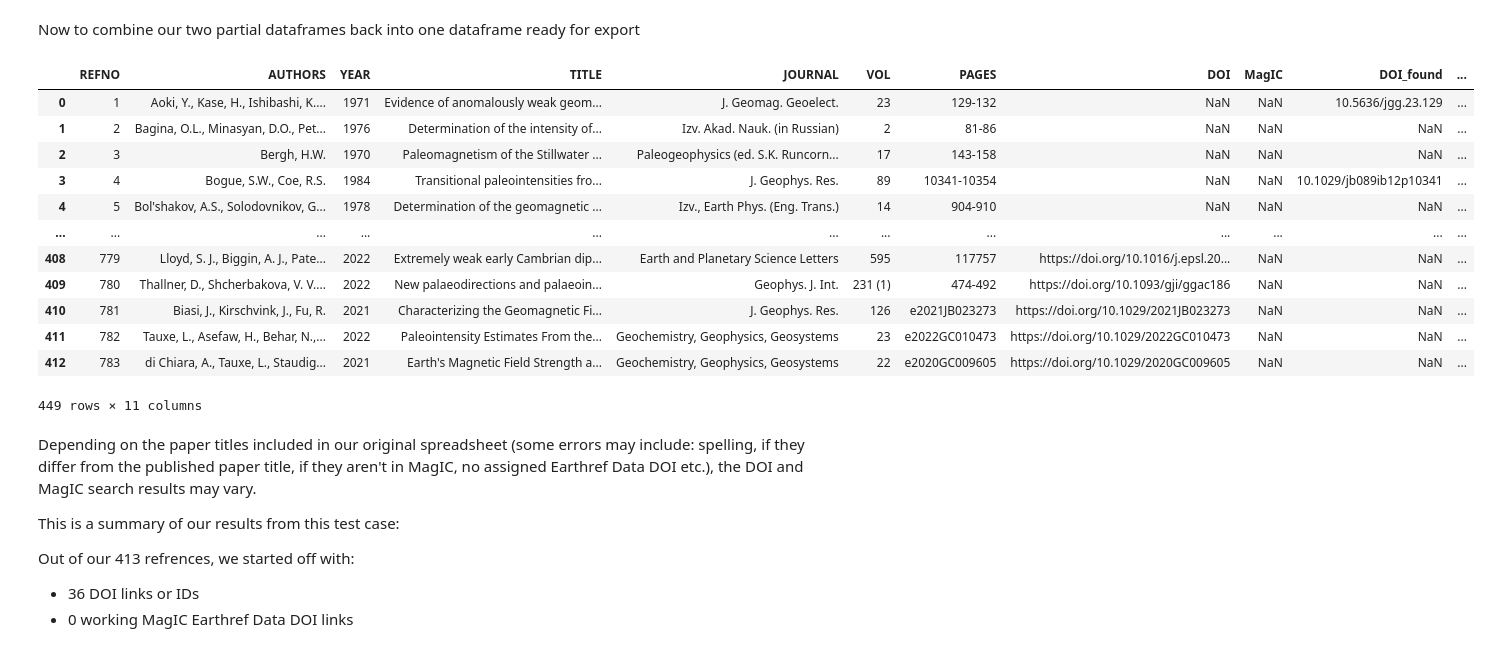
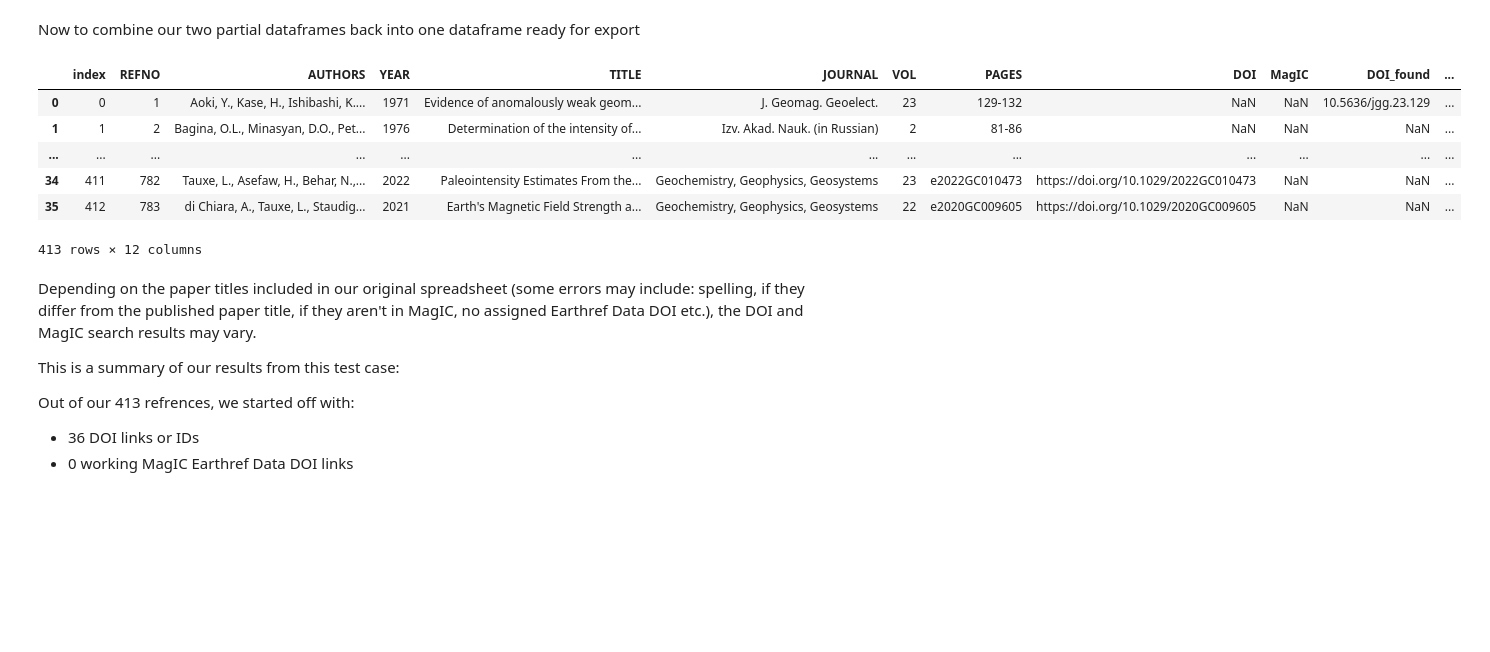
Before and after one commit to tcarrasc/DOI_MagIC_link_search, a Jupyter notebook: notebooks/how_to_search.ipynb, the cells around one changed output. Drawn from its saved outputs; the diff is of its cells as text; code cells hidden in the pictures; blank space fills up the shorter version.

```diff
--- a/notebooks/how_to_search.ipynb
+++ b/notebooks/how_to_search.ipynb
@@ -119,9 +120,9 @@ dois_n[0]
 '10.5636/jgg.23.129'
 # %%
 # fill a new column in our dataframe with DOIs found
-pint_refs['DOI_found'] = dois_n
+pint_refs_no_dois['DOI_found'] = dois_n
 
 # view
-pd.set_option('display.max_rows', 10)
-pint_refs
+pd.set_option('display.max_rows', 5)
+pint_refs_no_dois
 # %% [output]
@@ -151,6 +146,7 @@ for i in range(len(dois_n)):
 magic_links  # view the list of MagIC link
 
 # set list to a new name
-pint_refs['MagIC_found'] = magic_links
-pint_refs
+pint_refs_no_dois['MagIC_found'] = magic_links
+pd.set_option('display.max_rows', 5)
+pint_refs_no_dois
 # %% [output]
@@ -172,6 +162,7 @@ pint_refs
 Now with the dataframe from earlier, with some found DOIs, we'll search for their corresponding links to their MagIC contribution. We can apply the *magic_link_from_doi* function to the part of our data that had DOIs already.
 # %%
 print( len(pint_refs_dois) )
+pd.set_option('display.max_rows', 5)
 pint_refs_dois
 # %% [output]
 36
@@ -210,5 +195,7 @@ for i in range(len(doi_vals)):
     magic_links.append(srch.magic_link_from_doi(doi_vals[i])) # takes ~5 mins
 # %%
 pint_refs_dois['MagIC_found'] = magic_links  # create a new column for our new MagIC links
+
+pd.set_option('display.max_rows', 5)
 pint_refs_dois  # no need to worry about the warning for now
 # %% [output]
@@ -234,22 +210,18 @@ See the caveats in the documentation: https://pandas.pydata.org/pandas-docs/stab
 Now to combine our two partial dataframes back into one dataframe ready for export
 # %%
 # combining the two dataframes
-pint_refs_links_filled = pd.concat([pint_refs, pint_refs_dois])
+pint_refs_links_filled = pd.concat([pint_refs_no_dois, pint_refs_dois])
+
+pd.set_option('display.max_rows', 5)
 pint_refs_links_filled
 # %% [output]
-|  | REFNO | AUTHORS | YEAR | TITLE | JOURNAL | VOL | PAGES | DOI | MagIC | DOI_found | ... |
-| 0 | 1 | Aoki, Y., Kase, H., Ishibashi, K.... | 1971 | Evidence of anomalously weak geom... | J. Geomag. Geoelect. | 23 | 129-132 | NaN | NaN | 10.5636/jgg.23.129 | ... |
-| 1 | 2 | Bagina, O.L., Minasyan, D.O., Pet... | 1976 | Determination of the intensity of... | Izv. Akad. Nauk. (in Russian) | 2 | 81-86 | NaN | NaN | NaN | ... |
-| 2 | 3 | Bergh, H.W. | 1970 | Paleomagnetism of the Stillwater ... | Paleogeophysics (ed. S.K. Runcorn... | 17 | 143-158 | NaN | NaN | NaN | ... |
-| 3 | 4 | Bogue, S.W., Coe, R.S. | 1984 | Transitional paleointensities fro... | J. Geophys. Res. | 89 | 10341-10354 | NaN | NaN | 10.1029/jb089ib12p10341 | ... |
-| 4 | 5 | Bol'shakov, A.S., Solodovnikov, G... | 1978 | Determination of the geomagnetic ... | Izv., Earth Phys. (Eng. Trans.) | 14 | 904-910 | NaN | NaN | NaN | ... |
-| ... | ... | ... | ... | ... | ... | ... | ... | ... | ... | ... | ... |
-| 408 | 779 | Lloyd, S. J., Biggin, A. J., Pate... | 2022 | Extremely weak early Cambrian dip... | Earth and Planetary Science Letters | 595 | 117757 | https://doi.org/10.1016/j.epsl.20... | NaN | NaN | ... |
-| 409 | 780 | Thallner, D., Shcherbakova, V. V.... | 2022 | New palaeodirections and palaeoin... | Geophys. J. Int. | 231 (1) | 474-492 | https://doi.org/10.1093/gji/ggac186 | NaN | NaN | ... |
-| 410 | 781 | Biasi, J., Kirschvink, J., Fu, R. | 2021 | Characterizing the Geomagnetic Fi... | J. Geophys. Res. | 126 | e2021JB023273 | https://doi.org/10.1029/2021JB023273 | NaN | NaN | ... |
-| 411 | 782 | Tauxe, L., Asefaw, H., Behar, N.,... | 2022 | Paleointensity Estimates From the... | Geochemistry, Geophysics, Geosystems | 23 | e2022GC010473 | https://doi.org/10.1029/2022GC010473 | NaN | NaN | ... |
-| 412 | 783 | di Chiara, A., Tauxe, L., Staudig... | 2021 | Earth's Magnetic Field Strength a... | Geochemistry, Geophysics, Geosystems | 22 | e2020GC009605 | https://doi.org/10.1029/2020GC009605 | NaN | NaN | ... |
+|  | index | REFNO | AUTHORS | YEAR | TITLE | JOURNAL | VOL | PAGES | DOI | MagIC | DOI_found | ... |
+| 0 | 0 | 1 | Aoki, Y., Kase, H., Ishibashi, K.... | 1971 | Evidence of anomalously weak geom... | J. Geomag. Geoelect. | 23 | 129-132 | NaN | NaN | 10.5636/jgg.23.129 | ... |
+| 1 | 1 | 2 | Bagina, O.L., Minasyan, D.O., Pet... | 1976 | Determination of the intensity of... | Izv. Akad. Nauk. (in Russian) | 2 | 81-86 | NaN | NaN | NaN | ... |
+| ... | ... | ... | ... | ... | ... | ... | ... | ... | ... | ... | ... | ... |
+| 34 | 411 | 782 | Tauxe, L., Asefaw, H., Behar, N.,... | 2022 | Paleointensity Estimates From the... | Geochemistry, Geophysics, Geosystems | 23 | e2022GC010473 | https://doi.org/10.1029/2022GC010473 | NaN | NaN | ... |
+| 35 | 412 | 783 | di Chiara, A., Tauxe, L., Staudig... | 2021 | Earth's Magnetic Field Strength a... | Geochemistry, Geophysics, Geosystems | 22 | e2020GC009605 | https://doi.org/10.1029/2020GC009605 | NaN | NaN | ... |
-449 rows × 11 columns
+413 rows × 12 columns
 # %% [markdown]
 Depending on the paper titles included in our original spreadsheet (some errors may include: spelling, if they differ from the published paper title, if they aren't in MagIC, no assigned Earthref Data DOI etc.), the DOI and MagIC search results may vary.
 
```
Also changed, not shown: parts of 10 cells of this notebook, 1 other file.
